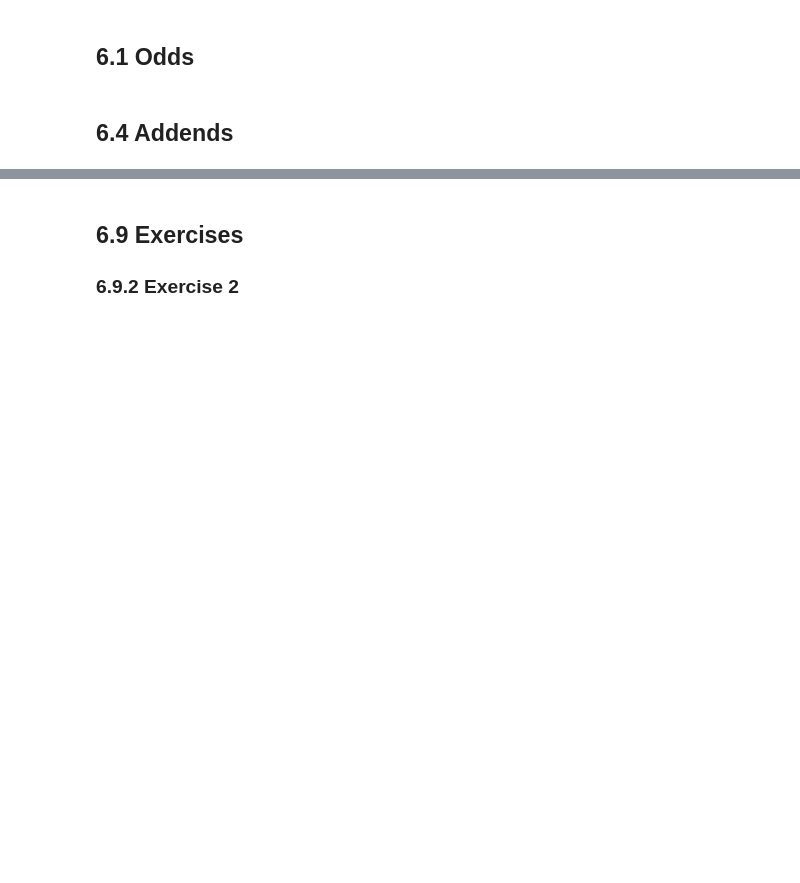
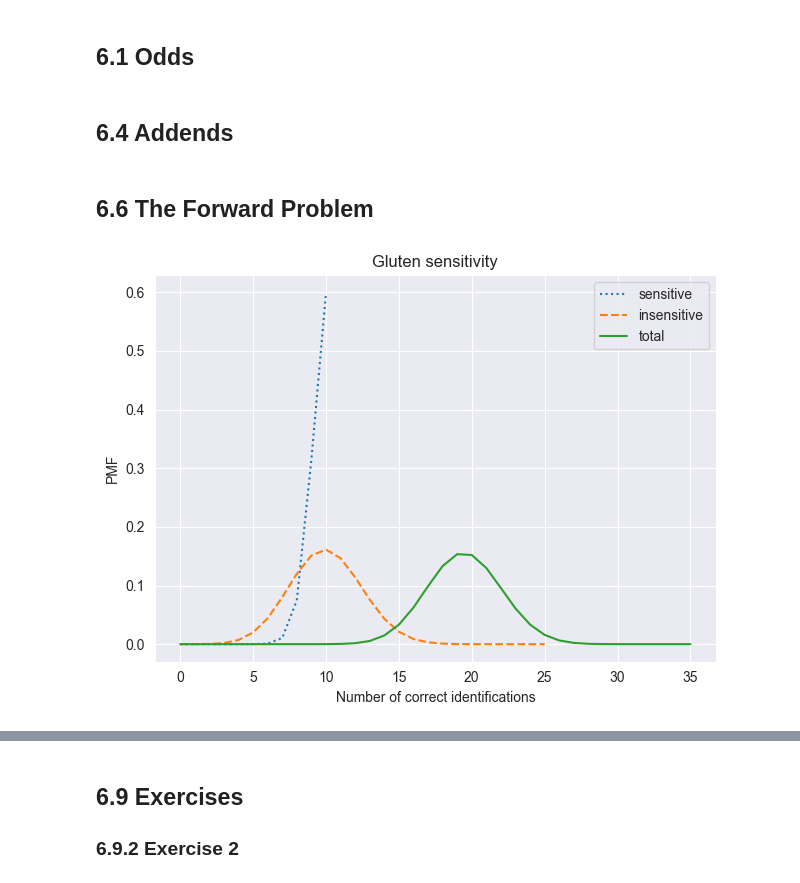
Before and after one commit to Xupeiyi/think-bayes, a Jupyter notebook: chapter6.ipynb, the cells around one changed output, grey strips where cells are left out. Saved outputs shown, nothing was run; the diff lists cells and outputs as text; code cells hidden in the pictures; blank space fills up the shorter version.

```diff
--- a/chapter6.ipynb
+++ b/chapter6.ipynb
@@ -1,6 +1,12 @@
 # %%
 import numpy as np
+import pandas as pd
+import seaborn as sns
 from empiricaldist import Pmf
+
+from utils import make_binomial, decorate
+
+sns.set_style('darkgrid')
 # %% [markdown]
 ## 6.1 Odds
 # %%
@@ -16,3 +22,24 @@ def make_die(sides):
     outcomes = np.arange(1, sides+1)
     die = Pmf(1 / sides, outcomes)
     return die
+# %% [markdown]
+## 6.6 The Forward Problem
+# %%
+num_subject = 35
+num_sensitive = 10
+num_insensitive = num_subject - num_sensitive
+
+dist_sensitive_correct = make_binomial(num_sensitive, 0.95)
+dist_insensitive_correct = make_binomial(num_insensitive, 0.40)
+dist_total_correct = Pmf.add_dist(dist_sensitive_correct, dist_insensitive_correct)
+
+dist_sensitive_correct.plot(label='sensitive', ls=':')
+dist_insensitive_correct.plot(label='insensitive', ls='--')
+dist_total_correct.plot(label='total')
+decorate(
+    xlabel='Number of correct identifications',
+    ylabel='PMF',
+    title='Gluten sensitivity'
+)
+# %% [output]
+[figure, added]
```
Also changed, not shown: parts of 4 cells of this notebook.
